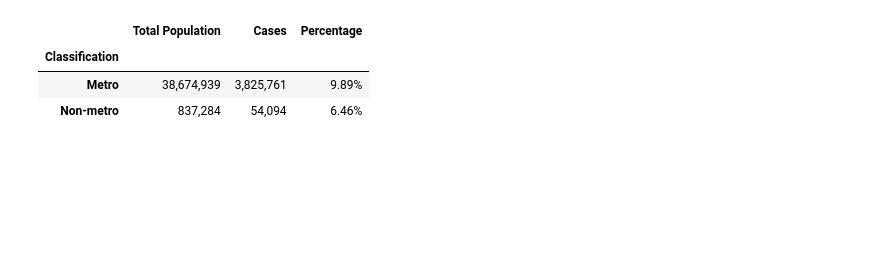
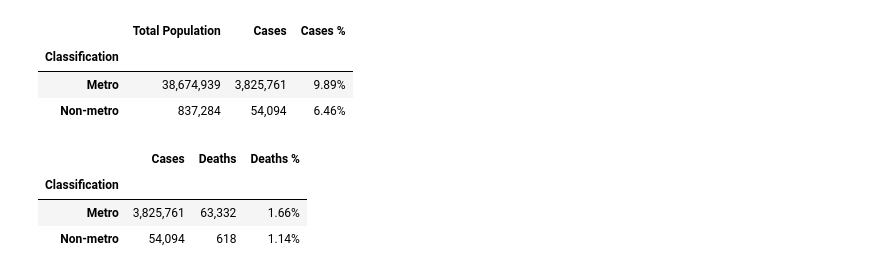
Before and after one commit to kevogil/covid-analysis, a Jupyter notebook: Notebooks/Analysis_And_Visualizations/covid_cases_rural_vs_urban.ipynb, the cells around one changed output. Drawn from its saved outputs; the diff is of its cells as text; code cells hidden in the pictures; blank space fills up the shorter version.

```diff
--- a/Notebooks/Analysis_And_Visualizations/rural_vs_urban.ipynb
+++ b/Notebooks/Analysis_And_Visualizations/covid_cases_rural_vs_urban.ipynb
@@ -80,18 +80,36 @@ rural_vs_urban_map.show()
+# %%
+# Formatting dictionary
+format_dict = {'Total Population':'{0:,.0f}', 'Age Group < 18':'{:.2%}', 'Age Group 18-65':'{:.2%}', 'Age Group 65+':'{:.2%}', 'Cases':'{0:,.0f}', 'Deaths':'{0:,.0f}', 'Cases %': '{:.2%}', 'Deaths %': '{:.2%}', 'Percent': '{:.2%}', '% of Total Cases': '{:.2%}'}
 # %%
-# Table showing deaths by metro and non-metro counties
-death_per_classification = pd.DataFrame(county_metro_df.groupby(['Classification']).agg({'Total Population':'sum','Cases':'sum'}))
-death_per_classification['Percentage'] = death_per_classification['Cases'] / death_per_classification['Total Population']
+# Table showing cases by metro and non-metro counties
+cases_per_classification = pd.DataFrame(county_metro_df.groupby(['Classification']).agg({'Total Population':'sum','Cases':'sum'}))
+cases_per_classification['Cases %'] = cases_per_classification['Cases'] / cases_per_classification['Total Population']
 
-# Formatting
-format_dict = {'Total Population':'{0:,.0f}', 'Cases':'{0:,.0f}', 'Deaths':'{0:,.0f}', 'Percentage': '{:.2%}'}
-death_per_classification = death_per_classification.style.format(format_dict)
+# Applying formatting dictionary
+cases_per_classification = cases_per_classification.style.format(format_dict)
 
 # Exporting to PNG
-dfi.export(death_per_classification, '../../Images/death_per_classification_tbl.png')
-death_per_classification
+dfi.export(cases_per_classification, '../../Images/cases_per_classification_tbl.png')
+cases_per_classification
 # %% [output]
-|  | Total Population | Cases | Percentage |
+|  | Total Population | Cases | Cases % |
 | Classification |  |  |  |
 | Metro | 38,674,939 | 3,825,761 | 9.89% |
 | Non-metro | 837,284 | 54,094 | 6.46% |
+# %%
+# Table showing deaths by metro and non-metro counties
+deaths_per_classification = pd.DataFrame(county_metro_df.groupby(['Classification']).agg({'Cases':'sum','Deaths':'sum'}))
+deaths_per_classification['Deaths %'] = deaths_per_classification['Deaths'] / deaths_per_classification['Cases']
+
+# Applying formatting dictionary
+deaths_per_classification = deaths_per_classification.style.format(format_dict)
+
+# Exporting to PNG
+dfi.export(deaths_per_classification, '../../Images/deaths_per_classification_tbl.png')
+deaths_per_classification
+# %% [output]
+|  | Cases | Deaths | Deaths % |
+| Classification |  |  |  |
+| Metro | 3,825,761 | 63,332 | 1.66% |
+| Non-metro | 54,094 | 618 | 1.14% |
 # %%
```
Also changed, not shown: parts of 18 cells of this notebook, 9 other files.
